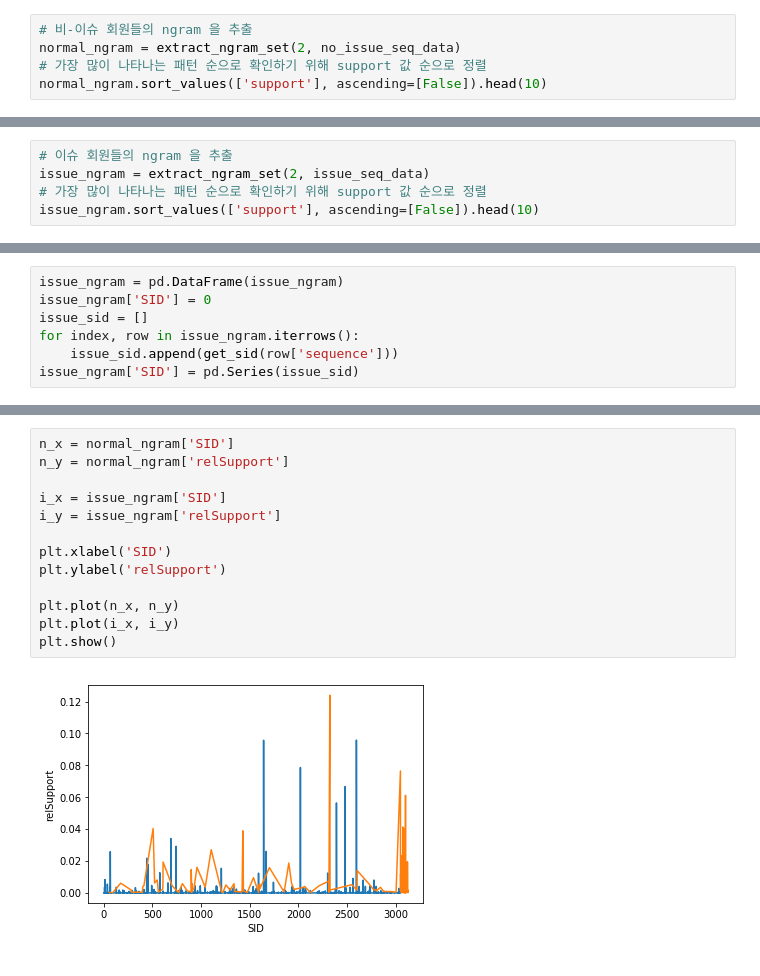
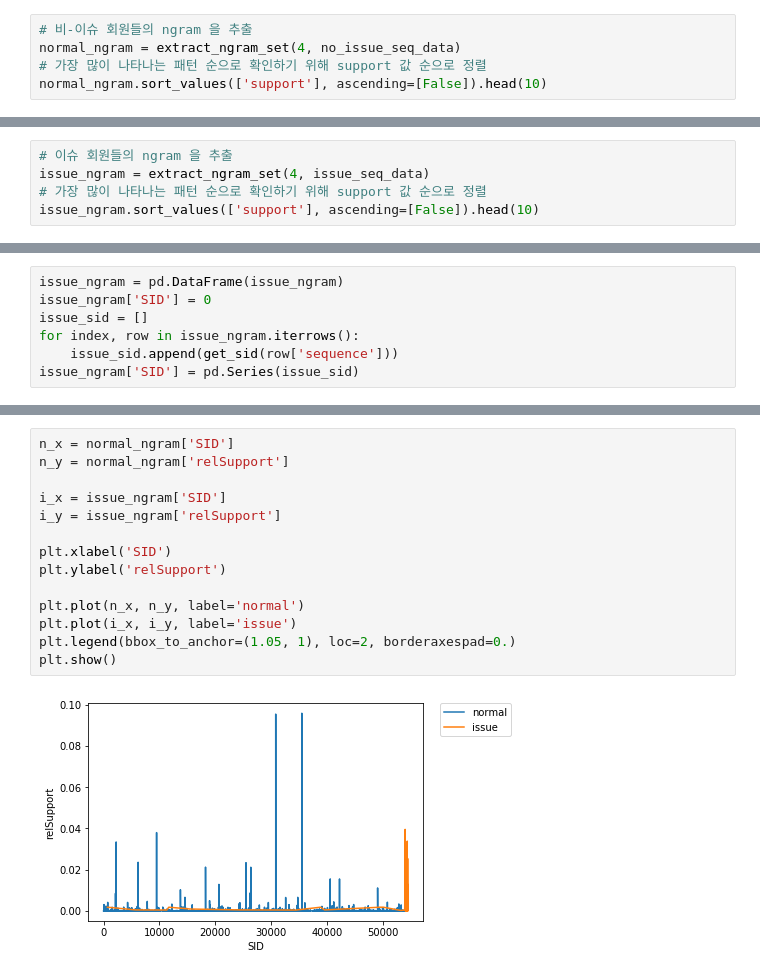
Before and after one commit to OrangeNebula/momsitter-notebook, a Jupyter notebook: 03-momsitter-sequence-rel-support-comparision.ipynb, the cells around one changed output, grey strips where cells are left out. Saved outputs shown, nothing was run; the diff lists cells and outputs as text.

Commit message:
Add plt label

```diff
--- a/03-momsitter-sequence-rel-support-comparision.ipynb
+++ b/03-momsitter-sequence-rel-support-comparision.ipynb
@@ -131,7 +131,7 @@ def get_sid(sequence):
         return sid_list[sequence]
 # %%
 # 비-이슈 회원들의 ngram 을 추출
-normal_ngram = extract_ngram_set(2, no_issue_seq_data)
+normal_ngram = extract_ngram_set(4, no_issue_seq_data)
 # 가장 많이 나타나는 패턴 순으로 확인하기 위해 support 값 순으로 정렬
 normal_ngram.sort_values(['support'], ascending=[False]).head(10)
 # %% [output]
@@ -189,6 +189,6 @@ plt.show()
 # %%
 # 이슈 회원들의 ngram 을 추출
-issue_ngram = extract_ngram_set(2, issue_seq_data)
+issue_ngram = extract_ngram_set(4, issue_seq_data)
 # 가장 많이 나타나는 패턴 순으로 확인하기 위해 support 값 순으로 정렬
 issue_ngram.sort_values(['support'], ascending=[False]).head(10)
 # %% [output]
@@ -242,15 +242,16 @@ plt.show()
 # %%
 n_x = normal_ngram['SID']
 n_y = normal_ngram['relSupport']
 
 i_x = issue_ngram['SID']
 i_y = issue_ngram['relSupport']
 
 plt.xlabel('SID')
 plt.ylabel('relSupport')
 
-plt.plot(n_x, n_y)
-plt.plot(i_x, i_y)
+plt.plot(n_x, n_y, label='normal')
+plt.plot(i_x, i_y, label='issue')
+plt.legend(bbox_to_anchor=(1.05, 1), loc=2, borderaxespad=0.)
 plt.show()
 # %% [output]
-[figure, old version]
+[figure, new version]
```
Also changed, not shown: parts of 6 cells of this notebook.
